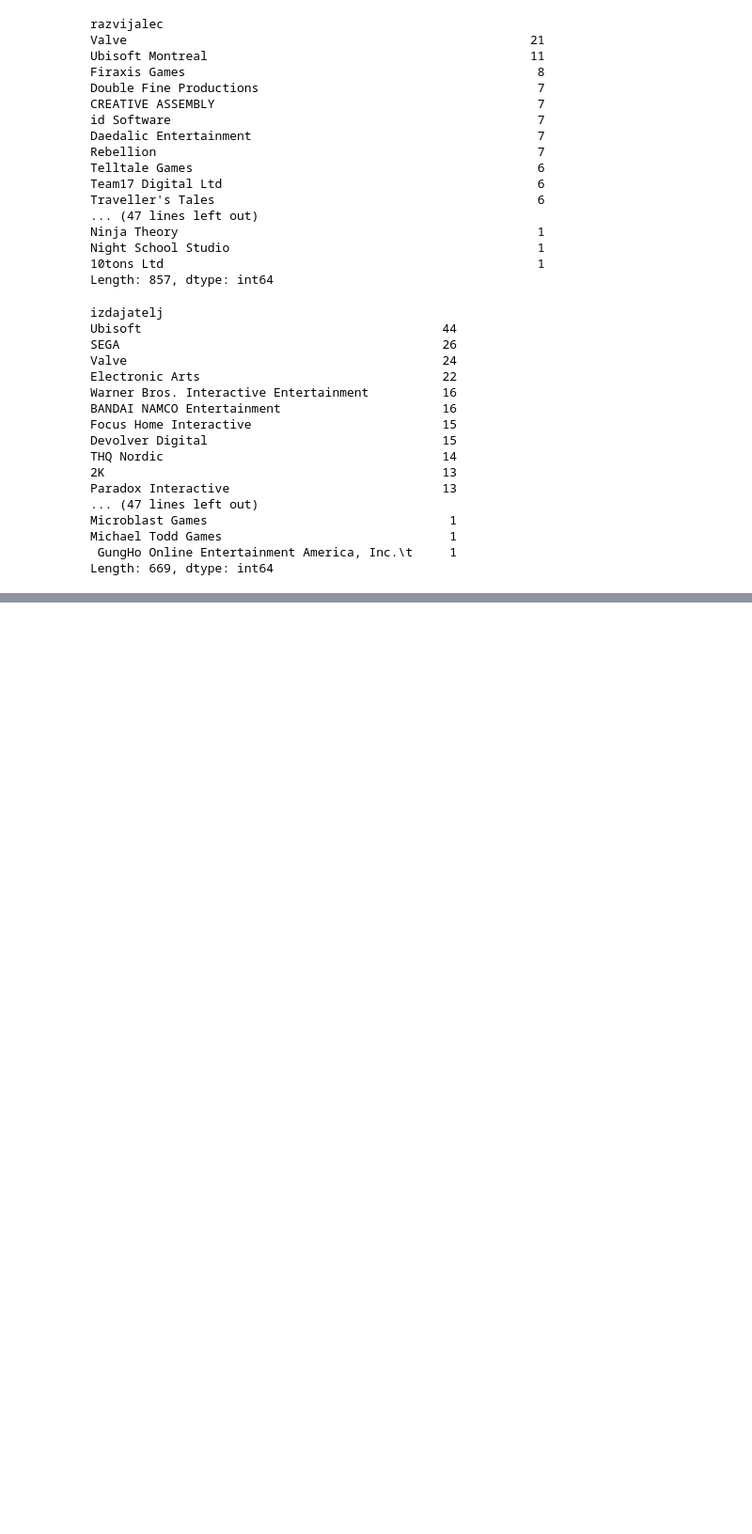
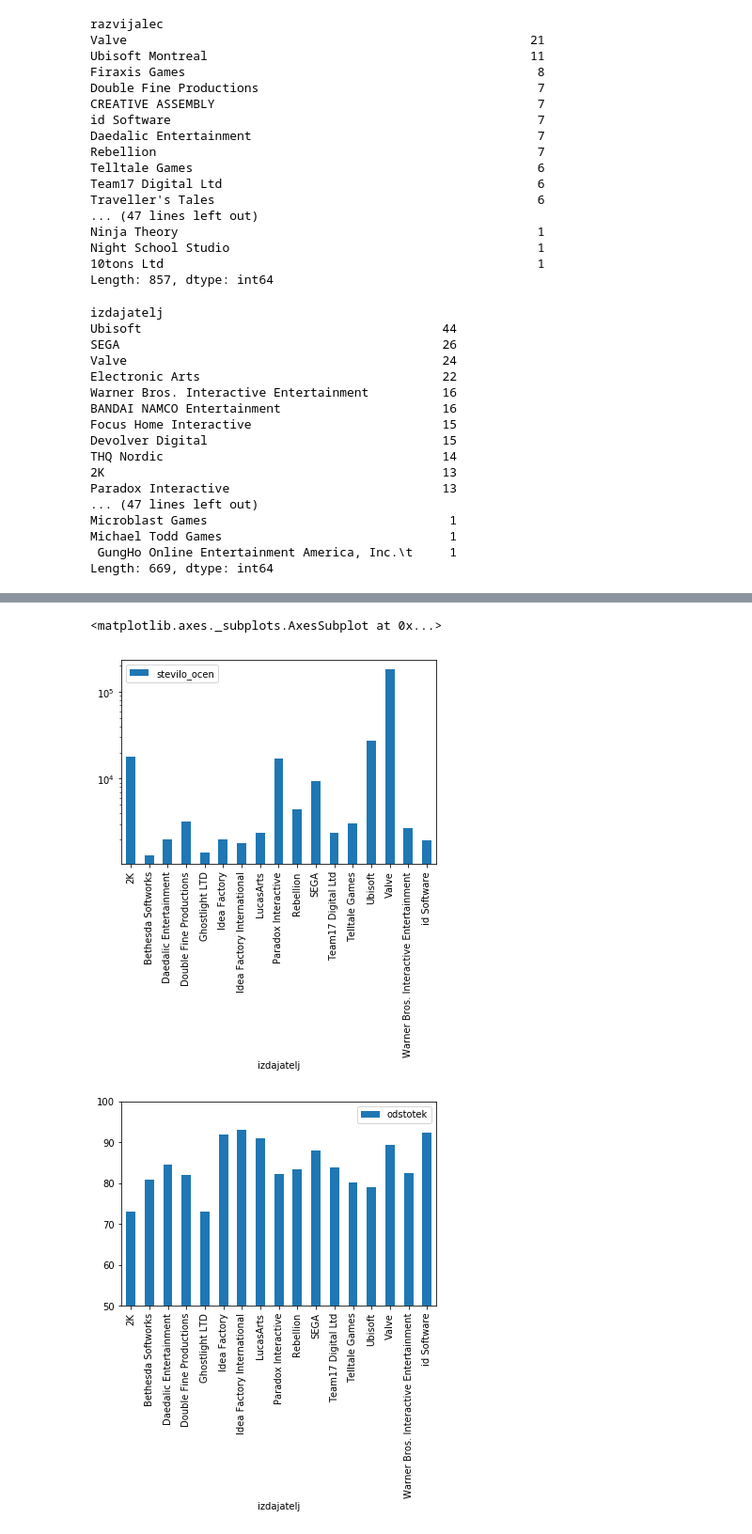
Before and after one commit to gregaSaksida/Steam, a Jupyter notebook: analiza.ipynb, the cells around one changed output, grey strips where cells are left out. Shown at 94% size. Saved outputs shown, nothing was run; the diff lists cells and outputs as text; code cells hidden in the pictures; blank space fills up the shorter version.

```diff
--- a/analiza.ipynb
+++ b/analiza.ipynb
@@ -189,0 +226,7 @@ Takoj vidimo, da je razvijalcev več kot izdajateljev. Nekateri majhni razvijalc
+# %%
+izbor_raz.groupby('izdajatelj').mean().plot.bar(y='stevilo_ocen', logy=True)
+izbor_raz.groupby('izdajatelj').mean().plot.bar(y='odstotek', ylim=[50, 100])
+# %% [output]
+<matplotlib.axes._subplots.AxesSubplot at 0x...>
+[figure, added]
+[figure, added]
```
Also changed, not shown: parts of 15 cells of this notebook.
